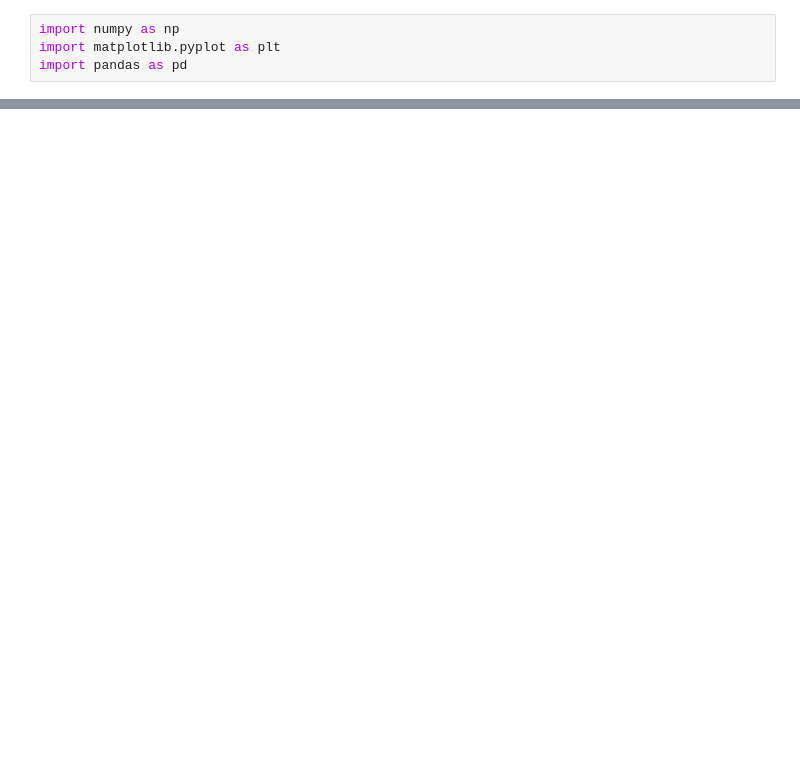
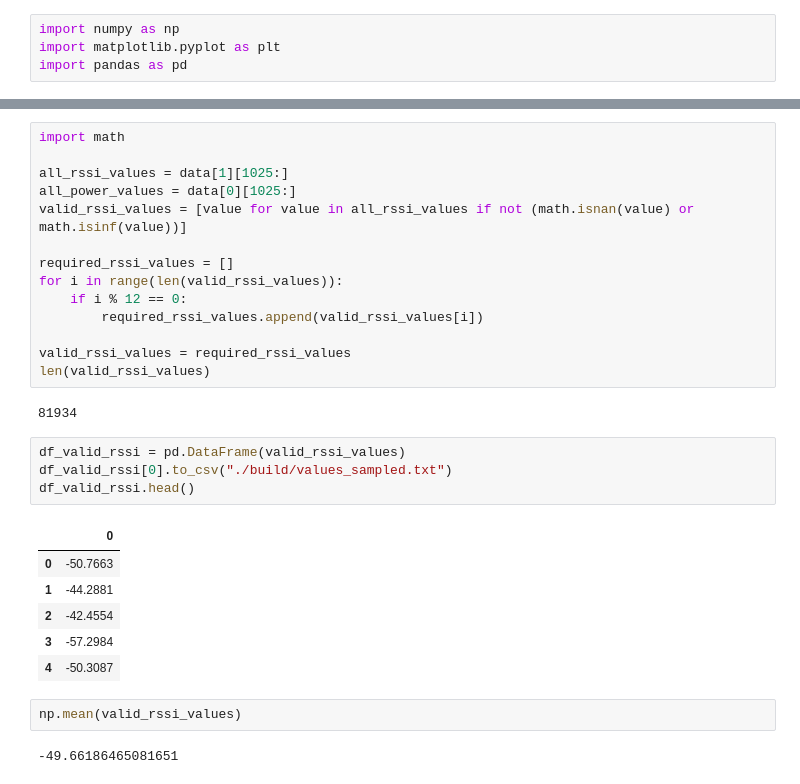
Before and after one commit to daraghk/USRP-streaming, a Jupyter notebook: graphing.ipynb, the cells around one changed output, grey strips where cells are left out. Saved outputs shown, nothing was run; the diff lists cells and outputs as text; blank space fills up the shorter version.

```diff
--- a/graphing.ipynb
+++ b/graphing.ipynb
@@ -24,0 +25,31 @@ KeyError: 0
+# %%
+import math
+
+all_rssi_values = data[1][1025:]
+all_power_values = data[0][1025:]
+valid_rssi_values = [value for value in all_rssi_values if not (math.isnan(value) or math.isinf(value))]
+
+required_rssi_values = []
+for i in range(len(valid_rssi_values)):
+    if i % 12 == 0:
+        required_rssi_values.append(valid_rssi_values[i])
+
+valid_rssi_values = required_rssi_values
+len(valid_rssi_values)
+# %% [output]
+81934
+# %%
+df_valid_rssi = pd.DataFrame(valid_rssi_values)
+df_valid_rssi[0].to_csv("./build/values_sampled.txt")
+df_valid_rssi.head()
+# %% [output]
+|  | 0 |
+| 0 | -50.7663 |
+| 1 | -44.2881 |
+| 2 | -42.4554 |
+| 3 | -57.2984 |
+| 4 | -50.3087 |
+# %%
+np.mean(valid_rssi_values)
+# %% [output]
+-49.66186465081651
```
Also changed, not shown: parts of 8 cells of this notebook, 4 other files.
